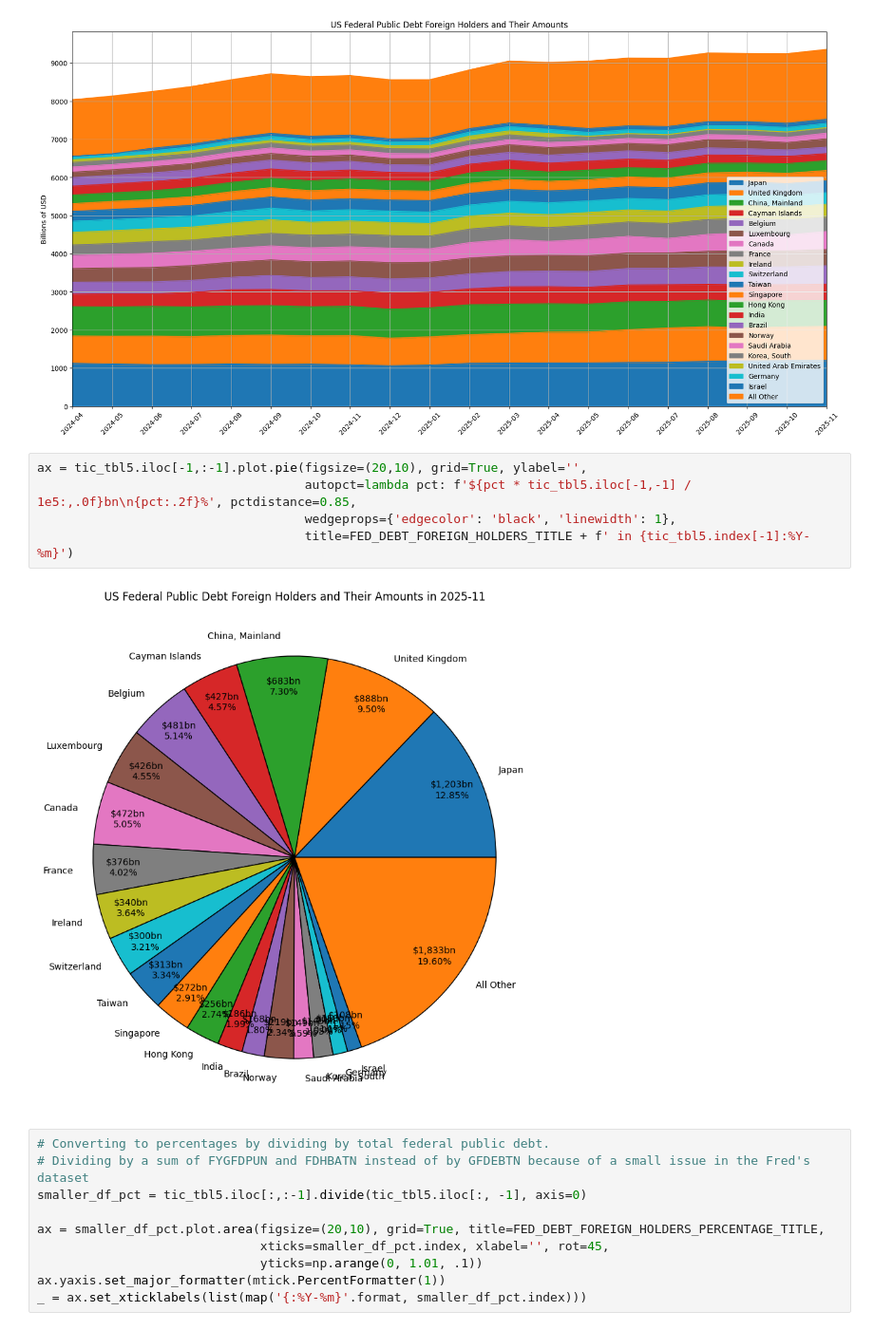
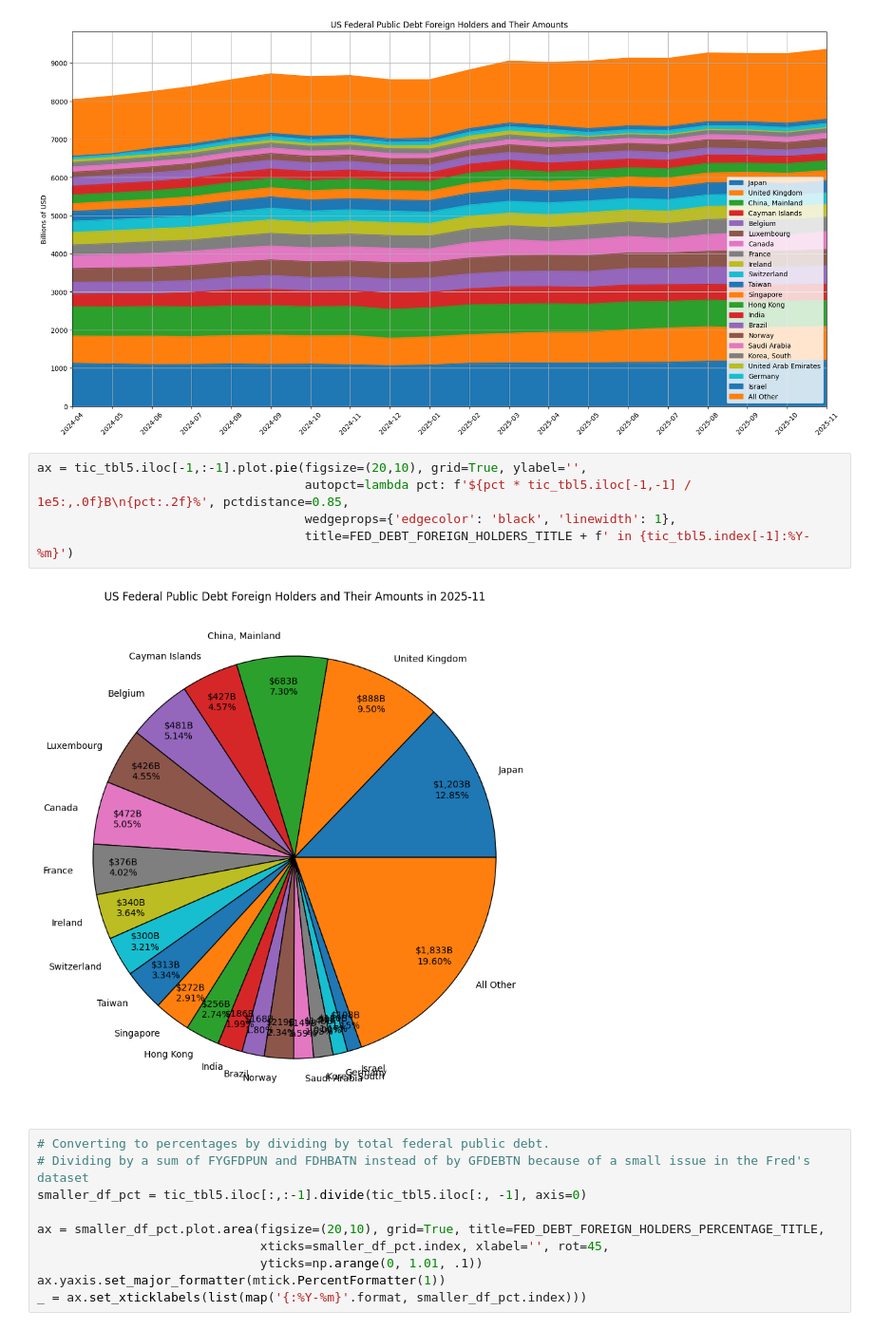
Before and after one commit to ilchen/US_Economic_Data_Analysis, a Jupyter notebook: Fed_Public_Debt_Holders.ipynb, the cells around one changed output. Shown at 95% size. Saved outputs shown, nothing was run; the diff lists cells and outputs as text.

Commit message:
Small correction to units used in a graph

```diff
--- a/Fed_Public_Debt_Holders.ipynb
+++ b/Fed_Public_Debt_Holders.ipynb
@@ -351,11 +351,11 @@ _ = ax.set_xticklabels(list(map('{:%Y-%m}'.format, tic_tbl5.index)))
 [figure]
 # %%
 ax = tic_tbl5.iloc[-1,:-1].plot.pie(figsize=(20,10), grid=True, ylabel='',
-                                    autopct=lambda pct: f'${pct * tic_tbl5.iloc[-1,-1] / 1e5:,.0f}bn\n{pct:.2f}%', pctdistance=0.85,
+                                    autopct=lambda pct: f'${pct * tic_tbl5.iloc[-1,-1] / 1e5:,.0f}B\n{pct:.2f}%', pctdistance=0.85,
                                     wedgeprops={'edgecolor': 'black', 'linewidth': 1},
                                     title=FED_DEBT_FOREIGN_HOLDERS_TITLE + f' in {tic_tbl5.index[-1]:%Y-%m}')
 # %% [output]
-[figure, old version]
+[figure, new version]
 # %%
 # Converting to percentages by dividing by total federal public debt.
 # Dividing by a sum of FYGFDPUN and FDHBATN instead of by GFDEBTN because of a small issue in the Fred's dataset
```
Also changed, not shown: parts of 1 cell of this notebook.
